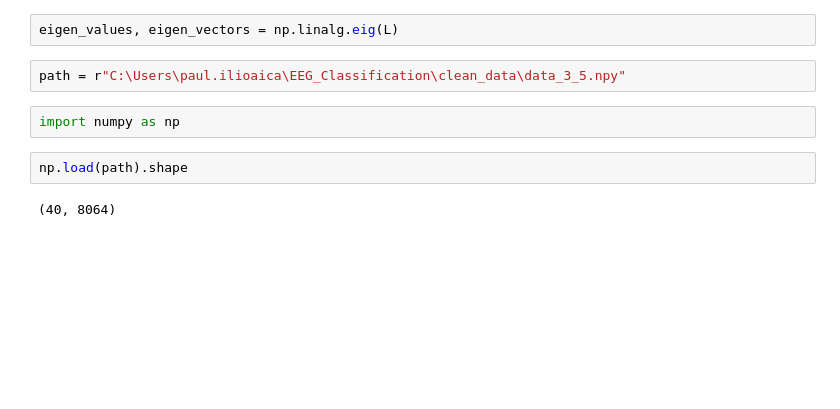
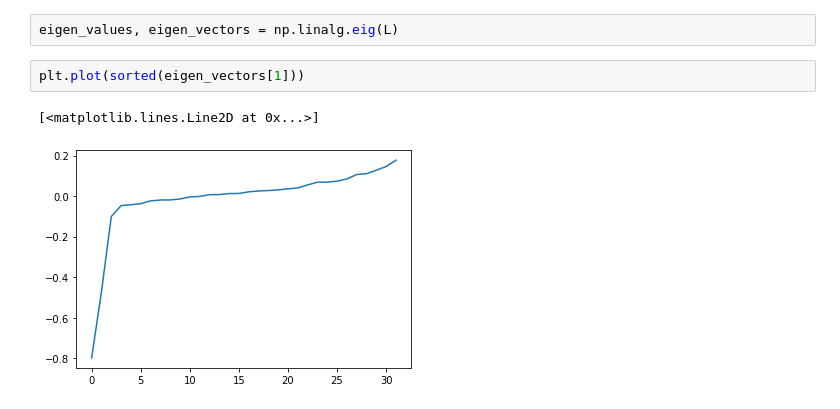
Before and after one commit to paulilioaica/EEG-Classification, a Jupyter notebook: Data_analysis.ipynb, the cells around one changed output. Drawn from its saved outputs; the diff is of its cells as text; blank space fills up the shorter version.

```diff
--- a/Data_analysis.ipynb
+++ b/Data_analysis.ipynb
@@ -86,10 +86,7 @@ plt.show()
 # %%
 eigen_values, eigen_vectors = np.linalg.eig(L)
-# %%
-path = r"C:\Users\paul.ilioaica\EEG_Classification\clean_data\data_3_5.npy"
-# %%
-import numpy as np
-# %%
-np.load(path).shape
-# %% [output]
-(40, 8064)
+# %%
+plt.plot(sorted(eigen_vectors[1]))
+# %% [output]
+[<matplotlib.lines.Line2D at 0x...>]
+[figure, added]
```
Also changed, not shown: parts of 6 cells of this notebook, 1 other file.
